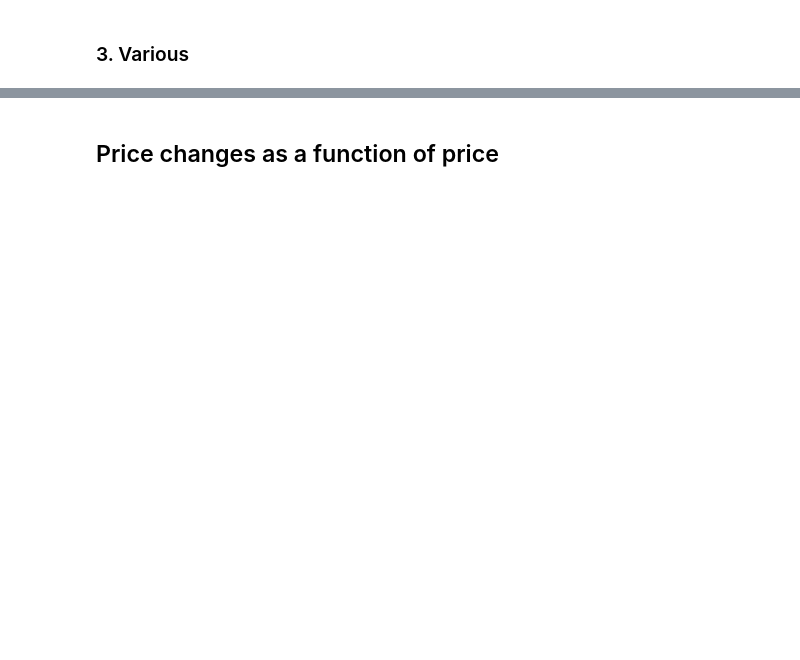
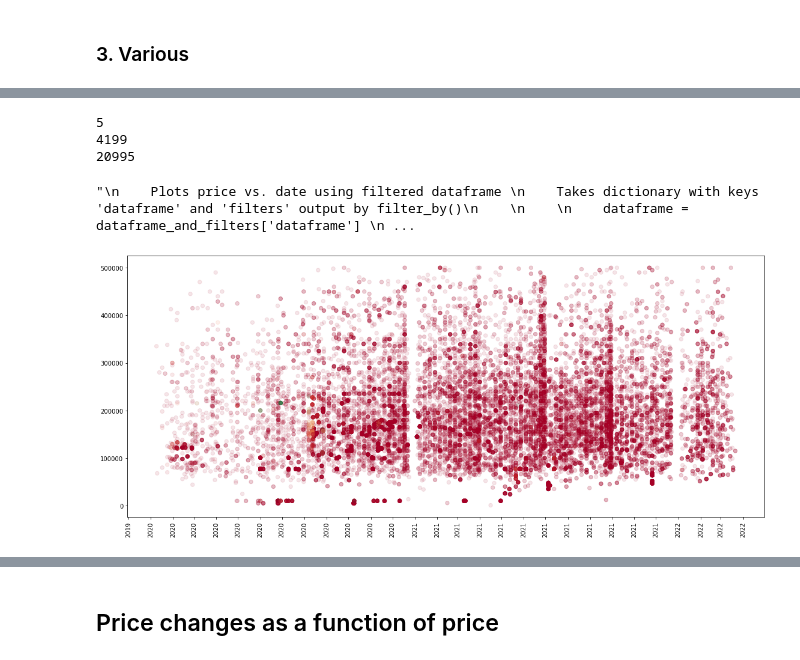
Before and after one commit to teerev/housing, a Jupyter notebook: price_explorer.ipynb, the cells around one changed output, grey strips where cells are left out. Drawn from its saved outputs; the diff is of its cells as text; code cells hidden in the pictures; blank space fills up the shorter version.

```diff
--- a/price_explorer.ipynb
+++ b/price_explorer.ipynb
@@ -258,0 +346,2 @@ df_ = filter_by(dataframe=df,
+# %%
+df_ = filter_by(dataframe=df, min_date='01-02-2020')['dataframe']
@@ -272,0 +543,9 @@ df_.head(10)
+# %%
+print(len(df_['property_type'].unique()))
+print(len(df_['postcode'].unique()))
+
+print(len(df_['property_type'].unique()) *len(df_['postcode'].unique()))
+# %% [output]
+5
+4199
+20995
@@ -272,0 +554,63 @@ df_.head(10)
+# %%
+from matplotlib.dates import MonthLocator
+from matplotlib import pyplot as plt
+from matplotlib import cm
+from matplotlib.colors import ListedColormap, LinearSegmentedColormap
+import matplotlib as mpl
+
+#plt.figure(figsize=(20,20))
+
+fig, ax = plt.subplots(1, 1)
+fig.set_figheight(8)
+fig.set_figwidth(19)
+
+ax.tick_params(axis='x', labelrotation=90)
+
+y = df_['price_final'].values
+x = df_['date_final'].values
+
+rdylgn = cm.get_cmap('RdYlGn', 100)
+color = rdylgn(df_['percent_price_change_per_day'].values)
+
+#norm = mpl.colors.Normalize(vmin=-0.01, vmax=0.01)
+#cmap=cm.hot
+#m = cm.ScalarMappable(norm=norm, cmap=cmap)
+#print(m.to_rgba(x))
+
+#color = cm.hot(df_['pc_rise_rate_scaled'].values)
+
+ax.xaxis.set_major_locator(MonthLocator(bymonth=[1,2,3,4,5,6,7,8,9,10,11,12]))  #bymonth=1
+ax.scatter(x, y, c=color, sizes=[40], alpha=0.1)
+#ax.set_ylim([-0.01, 0.01])
+
+
+"""
+    Plots price vs. date using filtered dataframe
+    Takes dictionary with keys 'dataframe' and 'filters' output by filter_by()
+
+
+    dataframe = dataframe_and_filters['dataframe']
+    filters = dataframe_and_filters['filters']
+
+    fig, ax = plt.subplots(1, 1)
+    fig.set_figheight(10)
+    fig.set_figwidth(10)
+
+    # moving price average
+    dataframe['moving_average_price'] = dataframe['price'].rolling(window=100).mean()
+
+    ax.xaxis.set_major_locator(MonthLocator(bymonth=1))
+    ax.tick_params(axis='x', labelrotation=30)
+
+    ax.set_xlabel('date')
+    ax.set_title(f'Price vs. date for properties filtered by: \n{[(key, value) for (key, value) in filters.items()]}')
+    ax.set_ylabel('price / £')
+
+    ax.scatter(dataframe['date'], dataframe['price'], alpha=0.1, label='sale prices')
+    ax.plot(dataframe['date'], dataframe['moving_average_price'], label='100-transaction moving average sale price')
+    ax.legend()
+
+"""
+# %% [output]
+"\n    Plots price vs. date using filtered dataframe \n    Takes dictionary with keys 'dataframe' and 'filters' output by filter_by()\n    \n    \n    dataframe = dataframe_and_filters['dataframe'] \n ...
+[figure, added]
```
Also changed, not shown: parts of 78 cells of this notebook.
